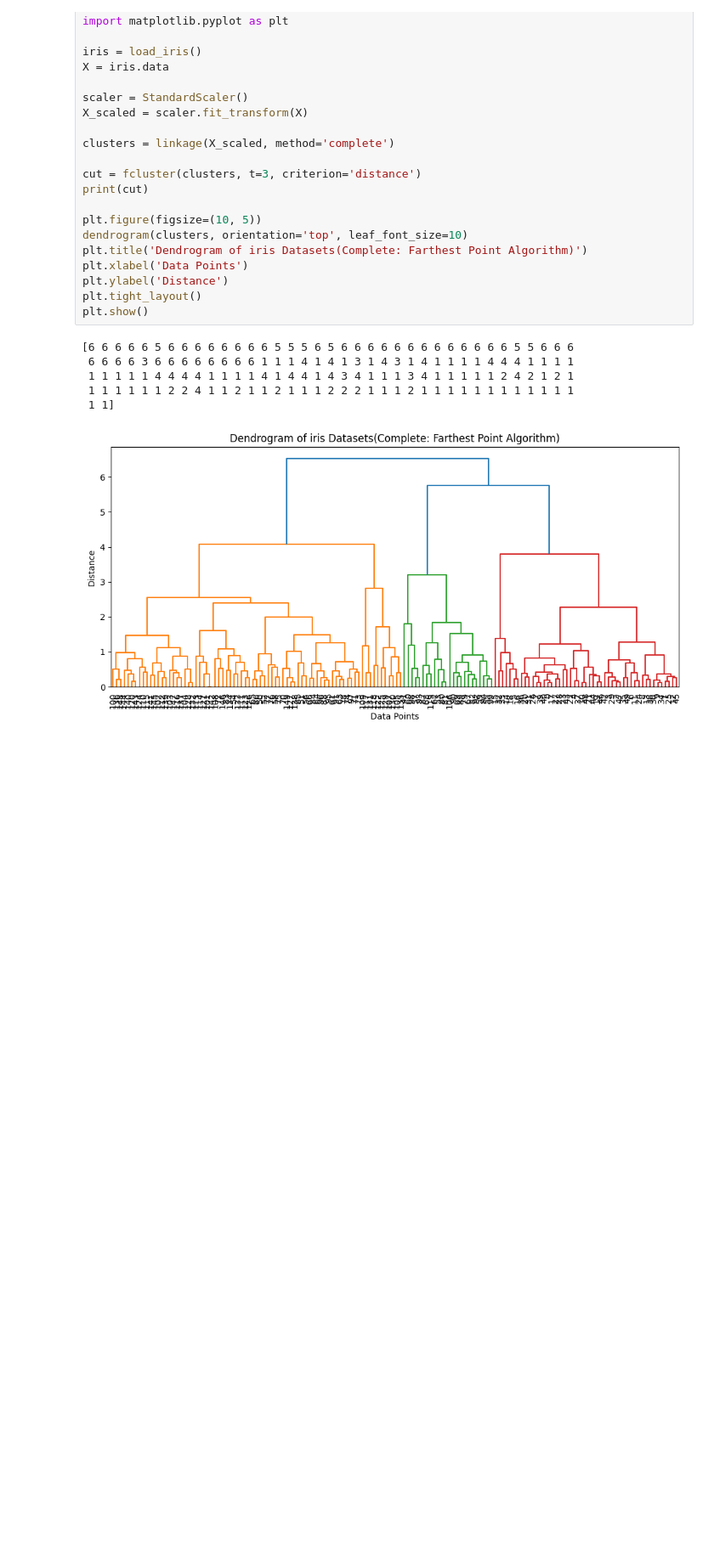
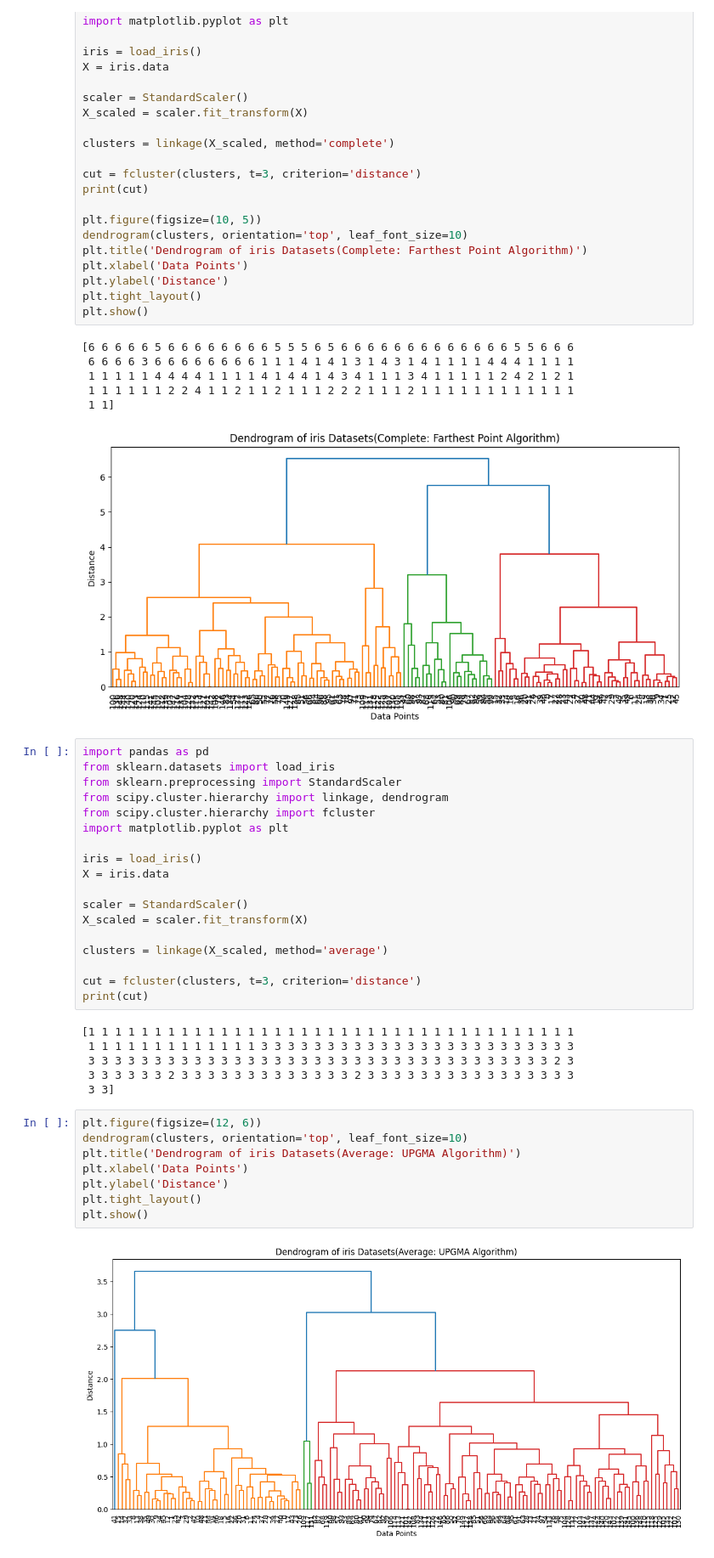
Before and after one commit to HongSeongMo/Bigdata_Analysis_Professional, a Jupyter notebook: 241030.ipynb, the cells around one changed output. Shown at 85% size. Cells and saved outputs as stored; diff of their text form; blank space fills up the shorter version.

```diff
--- a/241030.ipynb
+++ b/241030.ipynb
@@ -63,3 +63,37 @@ plt.show()
  1 1 1 1 1 1 2 2 4 1 1 2 1 1 2 1 1 1 2 2 2 1 1 1 2 1 1 1 1 1 1 1 1 1 1 1 1
  1 1]
 [figure]
+# %%
+import pandas as pd
+from sklearn.datasets import load_iris
+from sklearn.preprocessing import StandardScaler
+from scipy.cluster.hierarchy import linkage, dendrogram
+from scipy.cluster.hierarchy import fcluster
+import matplotlib.pyplot as plt
+
+iris = load_iris()
+X = iris.data
+
+scaler = StandardScaler()
+X_scaled = scaler.fit_transform(X)
+
+clusters = linkage(X_scaled, method='average')
+
+cut = fcluster(clusters, t=3, criterion='distance')
+print(cut)
+# %% [output]
+[1 1 1 1 1 1 1 1 1 1 1 1 1 1 1 1 1 1 1 1 1 1 1 1 1 1 1 1 1 1 1 1 1 1 1 1 1
+ 1 1 1 1 1 1 1 1 1 1 1 1 1 3 3 3 3 3 3 3 3 3 3 3 3 3 3 3 3 3 3 3 3 3 3 3 3
+ 3 3 3 3 3 3 3 3 3 3 3 3 3 3 3 3 3 3 3 3 3 3 3 3 3 3 3 3 3 3 3 3 3 3 3 2 3
+ 3 3 3 3 3 3 2 3 3 3 3 3 3 3 3 3 3 3 3 3 2 3 3 3 3 3 3 3 3 3 3 3 3 3 3 3 3
+ 3 3]
+# %%
+plt.figure(figsize=(12, 6))
+dendrogram(clusters, orientation='top', leaf_font_size=10)
+plt.title('Dendrogram of iris Datasets(Average: UPGMA Algorithm)')
+plt.xlabel('Data Points')
+plt.ylabel('Distance')
+plt.tight_layout()
+plt.show()
+# %% [output]
+[figure, added]
```
Also changed, not shown: parts of 3 cells of this notebook.
